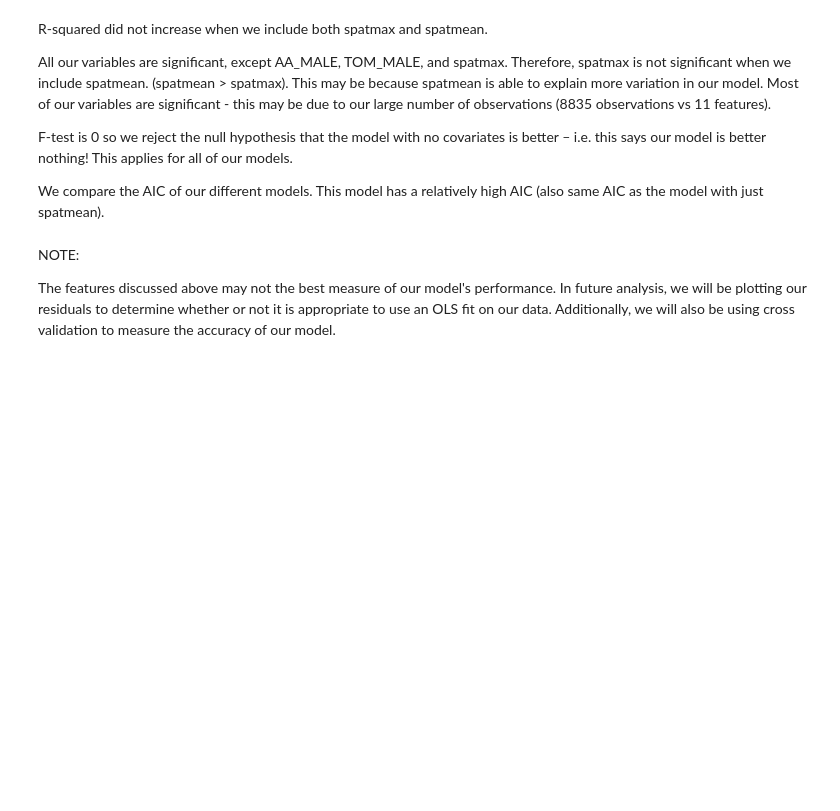
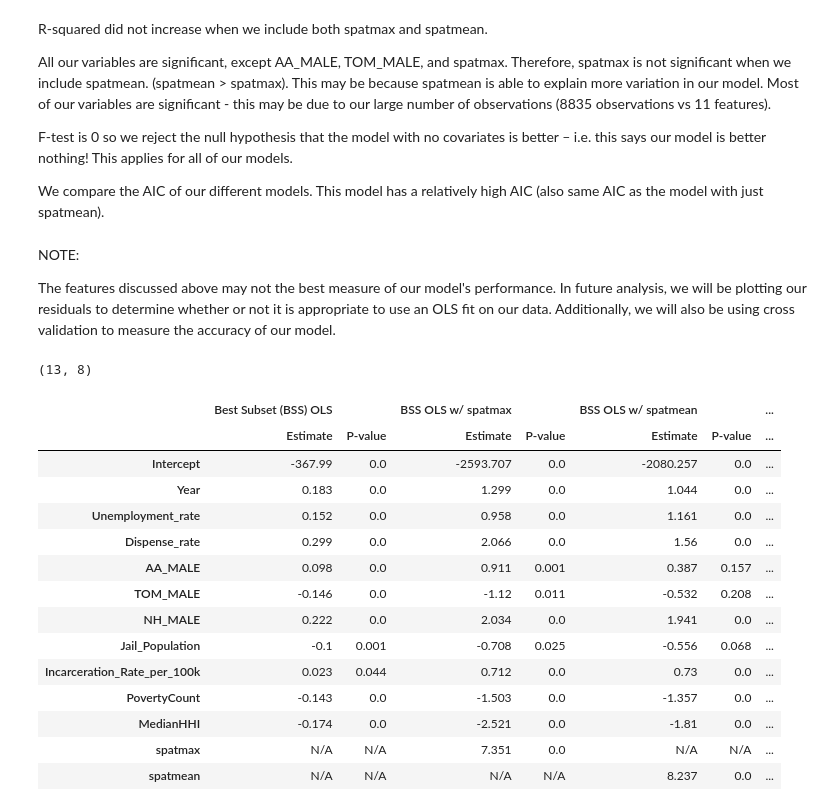
Before and after one commit to rhiannz/drugs, a Jupyter notebook: Analysis/Modeling/modeling_geogon_od.ipynb, the cells around one changed output. Drawn from its saved outputs; the diff is of its cells as text; code cells hidden in the pictures; blank space fills up the shorter version.

Commit message:
Adding changes to notebooks for code and output used in writeup. adding writeup document to report file

```diff
--- a/Analysis/Modeling/modeling_geogon_od.ipynb
+++ b/Analysis/Modeling/modeling_geogon_od.ipynb
@@ -421,6 +444,14 @@ residuals = res.resid
 predicted = res.fittedvalues
 observed = y
 print(res.summary())
+
+
+spatmax_coef = round(res.params, 3)
+spatmax_pval = round(res.pvalues, 3)
+spatmax_df = pd.concat([spatmax_coef, spatmax_pval], axis = 1)
+spatmax_df = spatmax_df.rename(columns={0: 'Estimate', 1: 'P-value'})
+spatmax_df.loc['spatmean'] = ['N/A', 'N/A']
+spatmax_df
 # %% [output]
                             OLS Regression Results
 ==============================================================================
@@ -459,6 +504,16 @@ residuals = res.resid
 predicted = res.fittedvalues
 observed = y
 print(res.summary())
+
+
+spatmean_coef = round(res.params, 3)
+spatmean_pval = round(res.pvalues, 3)
+spatmean_df = pd.concat([spatmean_coef, spatmean_pval], axis = 1)
+spatmean_df = spatmean_df.rename(columns={0: 'Estimate', 1: 'P-value'})
+spatmean_df.loc['spatmax'] = ['N/A', 'N/A']
+spatmean_df = spatmean_df.reindex(['Intercept', 'Year', 'Unemployment_rate', 'Dispense_rate', 'AA_MALE',
+       'TOM_MALE', 'NH_MALE', 'Jail_Population', 'Incarceration_Rate_per_100k',
+       'PovertyCount', 'MedianHHI','spatmax', 'spatmean'])
 # %% [output]
                             OLS Regression Results
 ==============================================================================
@@ -497,6 +552,13 @@ residuals = res.resid
 predicted = res.fittedvalues
 observed = y
 print(res.summary())
+
+
+spatcomp_coef = round(res.params, 3)
+spatcomp_pval = round(res.pvalues, 3)
+spatcomp_df = pd.concat([spatcomp_coef, spatcomp_pval], axis = 1)
+spatcomp_df = spatcomp_df.rename(columns={0: 'Estimate', 1: 'P-value'})
+spatcomp_df
 # %% [output]
                             OLS Regression Results
 ==============================================================================
@@ -530,3 +606,39 @@ NOTE:
 
 The features discussed above may not the best measure of our model's performance.
 In future analysis, we will be plotting our residuals to determine whether or not it is appropriate to use an OLS fit on our data. Additionally, we will also be using cross validation to measure the accuracy of our model.
+# %%
+# bss_df.columns = pd.MultiIndex.from_product([['bss_df'], bss_df.columns])
+# bss_df
+# spatmax_coef = pd.MultiIndex.from_product([['BSS OLS w/ Adjacent County Max'], B.columns])
+# spatmean.columns = pd.MultiIndex.from_product([['BSS OLS w/ Adjacent County Max'], B.columns])
+# pd.concat([A, B], axis = 1)
+ols_outputs = pd.concat([bss_df, spatmax_df, spatmean_df, spatcomp_df],
+          axis = 1, keys=(['Best Subset (BSS) OLS',
+                           'BSS OLS w/ spatmax',
+                           'BSS OLS w/ spatmean',
+                           'BSS OLS w/ spatmax & spatmean']))
+
+# from tabulate import tabulate
+# print(tabulate(ols_outputs))
+ols_outputs.shape
+# %% [output]
+(13, 8)
+# %%
+from IPython.display import display, HTML
+display(HTML(ols_outputs.to_html()))
+# %% [output]
+|  | Best Subset (BSS) OLS |  | BSS OLS w/ spatmax |  | BSS OLS w/ spatmean |  | ... |
+|  | Estimate | P-value | Estimate | P-value | Estimate | P-value | ... |
+| Intercept | -367.99 | 0.0 | -2593.707 | 0.0 | -2080.257 | 0.0 | ... |
+| Year | 0.183 | 0.0 | 1.299 | 0.0 | 1.044 | 0.0 | ... |
+| Unemployment_rate | 0.152 | 0.0 | 0.958 | 0.0 | 1.161 | 0.0 | ... |
+| Dispense_rate | 0.299 | 0.0 | 2.066 | 0.0 | 1.56 | 0.0 | ... |
+| AA_MALE | 0.098 | 0.0 | 0.911 | 0.001 | 0.387 | 0.157 | ... |
+| TOM_MALE | -0.146 | 0.0 | -1.12 | 0.011 | -0.532 | 0.208 | ... |
+| NH_MALE | 0.222 | 0.0 | 2.034 | 0.0 | 1.941 | 0.0 | ... |
+| Jail_Population | -0.1 | 0.001 | -0.708 | 0.025 | -0.556 | 0.068 | ... |
+| Incarceration_Rate_per_100k | 0.023 | 0.044 | 0.712 | 0.0 | 0.73 | 0.0 | ... |
+| PovertyCount | -0.143 | 0.0 | -1.503 | 0.0 | -1.357 | 0.0 | ... |
+| MedianHHI | -0.174 | 0.0 | -2.521 | 0.0 | -1.81 | 0.0 | ... |
+| spatmax | N/A | N/A | 7.351 | 0.0 | N/A | N/A | ... |
+| spatmean | N/A | N/A | N/A | N/A | 8.237 | 0.0 | ... |
```
Also changed, not shown: parts of 7 cells of this notebook, 2 other files.
